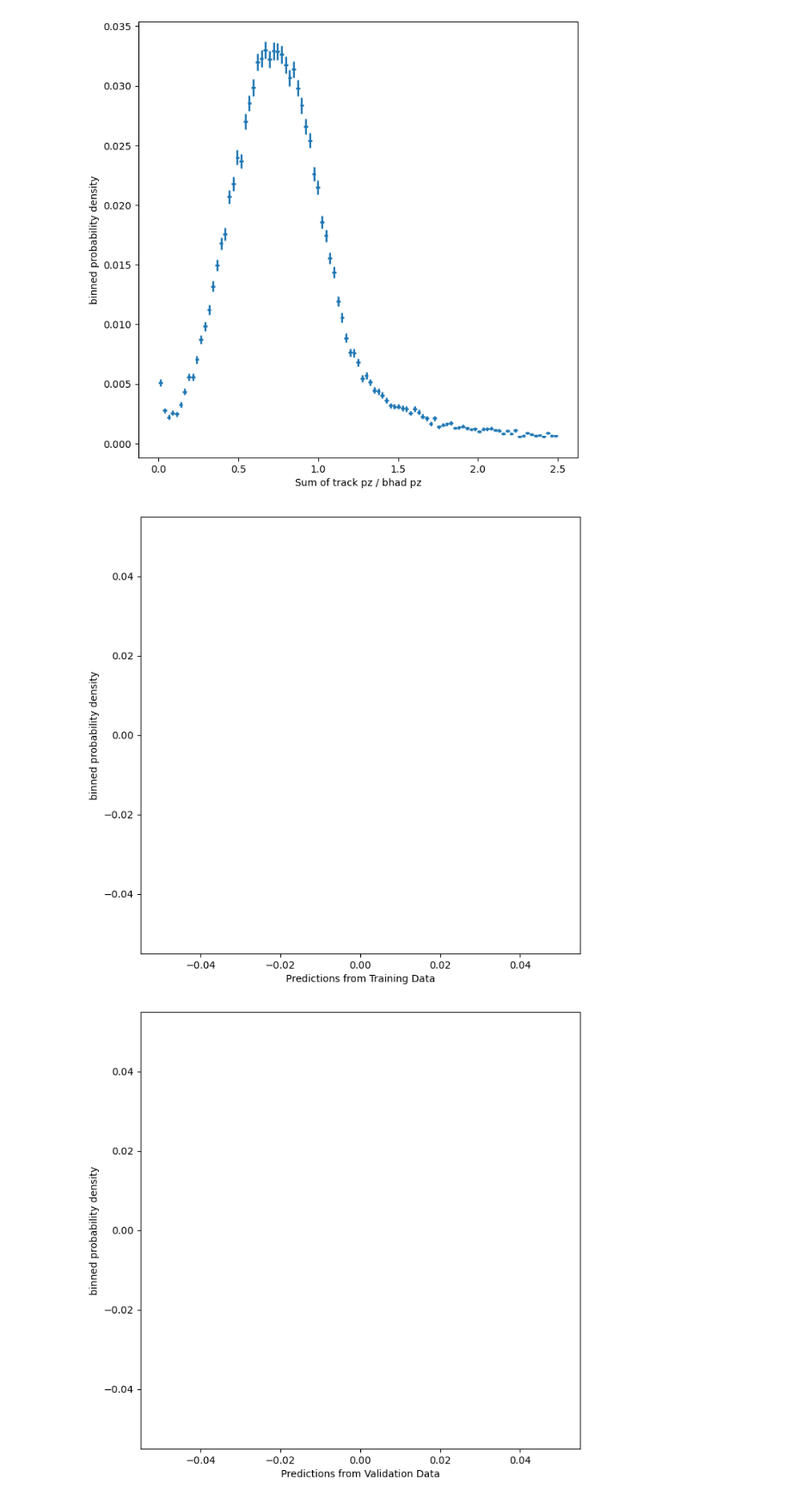
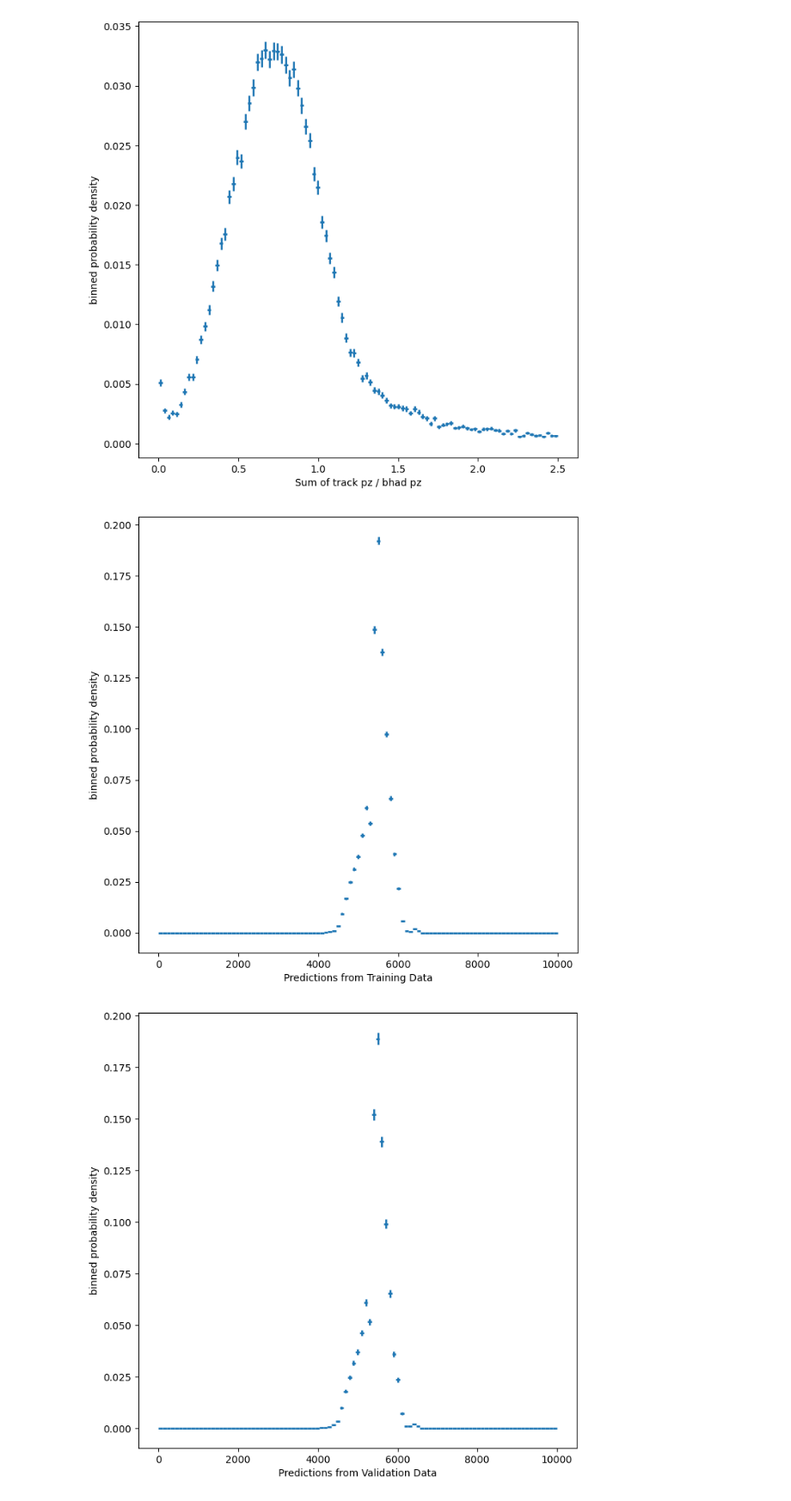
Before and after one commit to JJBarnes/JoshProject, a Jupyter notebook: Load_Model.ipynb, the cells around one changed output. Shown: that part at 86% size. Cells and saved outputs as stored; diff of their text form; code cells hidden in the pictures.

```diff
--- a/Load_Model.ipynb
+++ b/Load_Model.ipynb
@@ -76,7 +76,7 @@ tracklayers = [ 32 , 32 , 32 , 32 , 32 ]
 jetlayers = [ 64 , 64 , 64 , 64 , 64 ]
 trackfeatures =["AnalysisTracks_pt","AnalysisTracks_eta","AnalysisTracks_phi", "AnalysisTracks_z0sinTheta", "AnalysisTracks_d0sig", "AnalysisTracks_d0", "AnalysisTracks_d0sigPV", "AnalysisTracks_d0PV"]
 model = buildModel([len(trackfeatures)] + tracklayers, jetlayers, 2)
-model.load_weights("/home/physics/phuspv/.ssh/Project/Weights/15k Epochs.ckpt")
+model.load_weights("/home/physics/phuspv/.ssh/Project/Weights/Inbox.ckpt")
 
 matchedtracks = matchedtracks.to_numpy()
 
@@ -266,15 +280,15 @@ fig
 [figure]
 # %%
 #Plotting the predictions from training data
-trainfig=binneddensity(train_pred[:,0], fixedbinning(70, 100, 100), xlabel="Predictions from Training Data")
+trainfig=binneddensity(train_pred[:,0], fixedbinning(0, 10000, 100), xlabel="Predictions from Training Data")
 trainfig
 # %% [output]
-[figure, old version]
+[figure, new version]
 # %%
 #Plotting the predictions from the validation data
-valfig=binneddensity(valid_pred[:,0], fixedbinning(70, 100, 100), xlabel="Predictions from Validation Data")
+valfig=binneddensity(valid_pred[:,0], fixedbinning(0, 10000, 100), xlabel="Predictions from Validation Data")
 valfig
 # %% [output]
-[figure, old version]
+[figure, new version]
 # %%
 #Plotting the overall predictions
```
Also changed, not shown: parts of 11 cells of this notebook, 1 other file.
